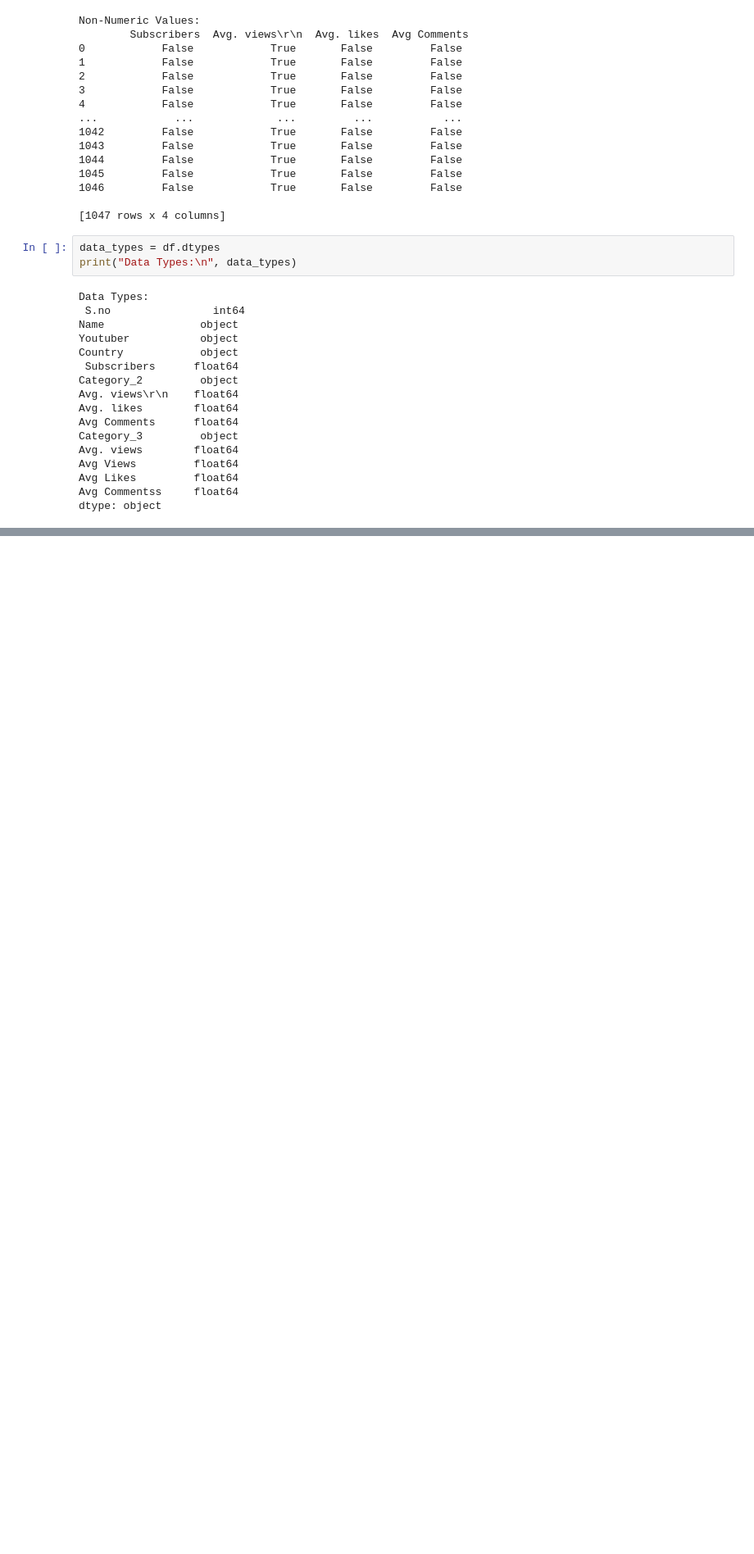
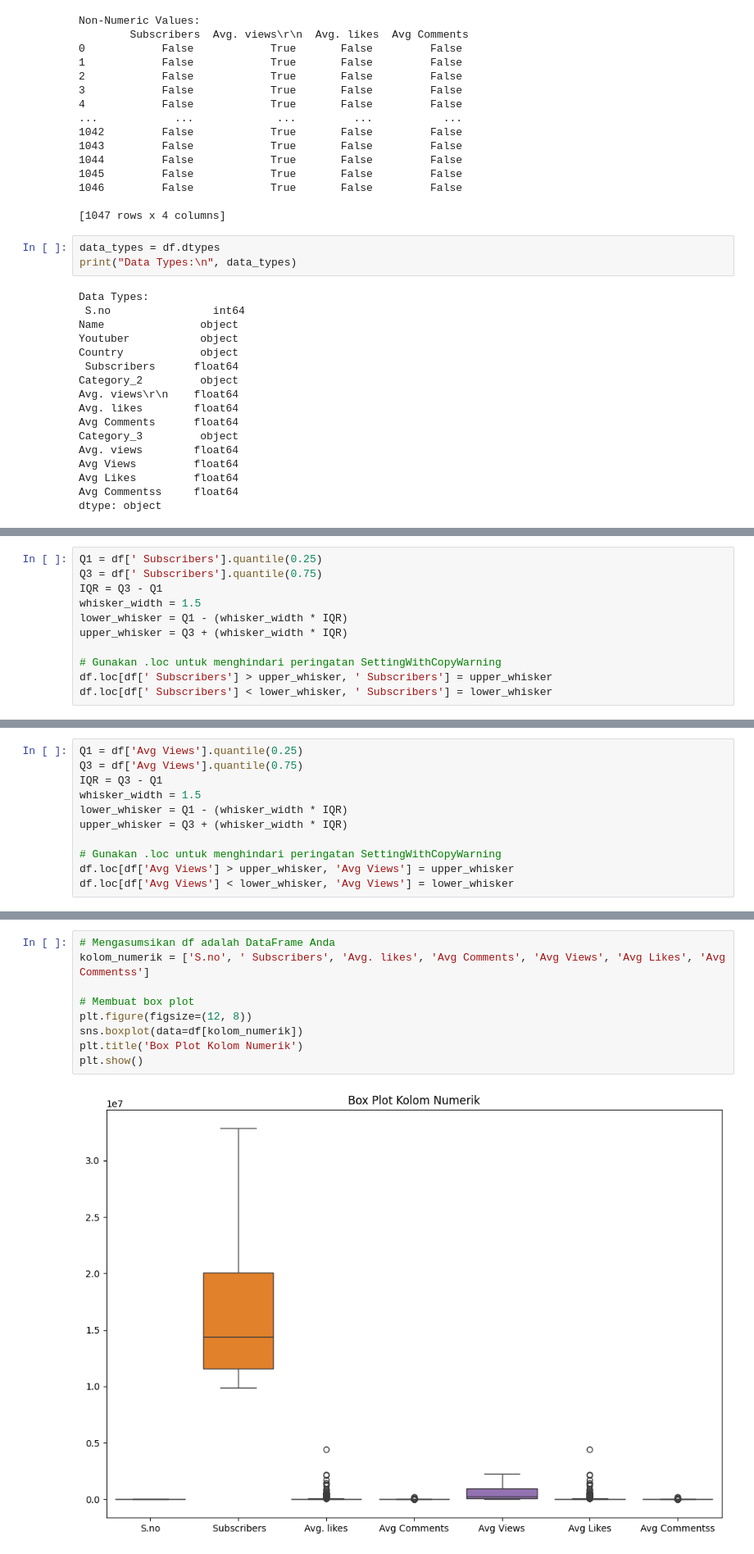
Before and after one commit to bayuprnmji31/DATA-MINING_1, a Jupyter notebook: DATA_MINING_BAYUPRNMJI_1.ipynb, the cells around one changed output, grey strips where cells are left out. Shown at 82% size. Cells and saved outputs as stored; diff of their text form; blank space fills up the shorter version.

```diff
--- a/DATA_MINING_BAYUPRNMJI_1.ipynb
+++ b/DATA_MINING_BAYUPRNMJI_1.ipynb
@@ -756,0 +1088,11 @@ dtype: object
+# %%
+Q1 = df[' Subscribers'].quantile(0.25)
+Q3 = df[' Subscribers'].quantile(0.75)
+IQR = Q3 - Q1
+whisker_width = 1.5
+lower_whisker = Q1 - (whisker_width * IQR)
+upper_whisker = Q3 + (whisker_width * IQR)
+
+# Gunakan .loc untuk menghindari peringatan SettingWithCopyWarning
+df.loc[df[' Subscribers'] > upper_whisker, ' Subscribers'] = upper_whisker
+df.loc[df[' Subscribers'] < lower_whisker, ' Subscribers'] = lower_whisker
@@ -756,0 +1101,11 @@ dtype: object
+# %%
+Q1 = df['Avg Views'].quantile(0.25)
+Q3 = df['Avg Views'].quantile(0.75)
+IQR = Q3 - Q1
+whisker_width = 1.5
+lower_whisker = Q1 - (whisker_width * IQR)
+upper_whisker = Q3 + (whisker_width * IQR)
+
+# Gunakan .loc untuk menghindari peringatan SettingWithCopyWarning
+df.loc[df['Avg Views'] > upper_whisker, 'Avg Views'] = upper_whisker
+df.loc[df['Avg Views'] < lower_whisker, 'Avg Views'] = lower_whisker
@@ -756,0 +1150,11 @@ dtype: object
+# %%
+# Mengasumsikan df adalah DataFrame Anda
+kolom_numerik = ['S.no', ' Subscribers', 'Avg. likes', 'Avg Comments', 'Avg Views', 'Avg Likes', 'Avg Commentss']
+
+# Membuat box plot
+plt.figure(figsize=(12, 8))
+sns.boxplot(data=df[kolom_numerik])
+plt.title('Box Plot Kolom Numerik')
+plt.show()
+# %% [output]
+[figure, added]
```
Also changed, not shown: parts of 89 cells of this notebook.
